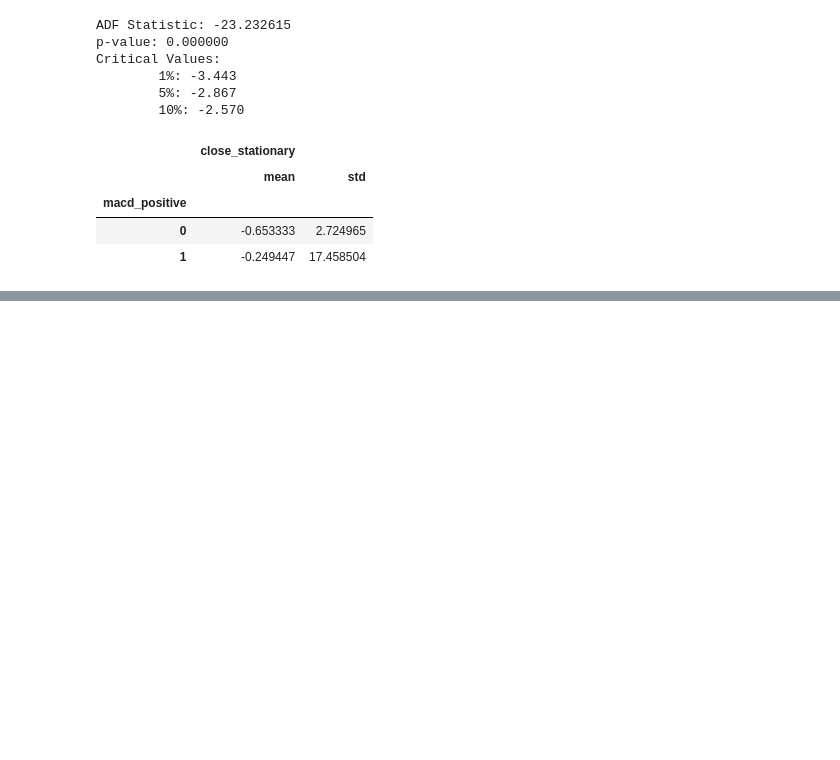
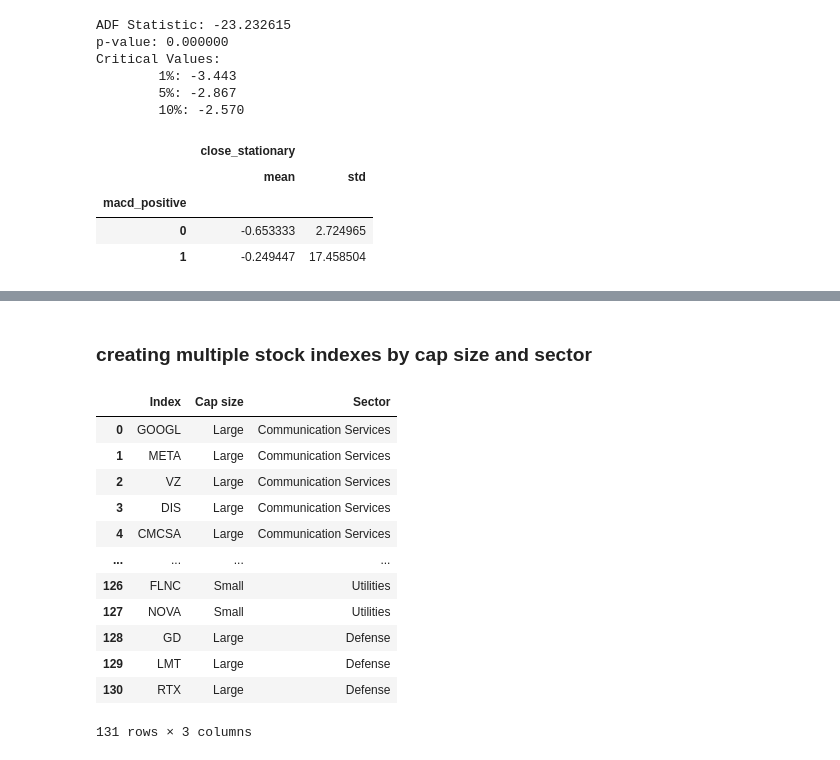
Before and after one commit to michaelortiz05/algotrader, a Jupyter notebook: Joshuas_MacD.ipynb, the cells around one changed output, grey strips where cells are left out. Saved outputs shown, nothing was run; the diff lists cells and outputs as text; code cells hidden in the pictures; blank space fills up the shorter version.

Commit message:
created df with index, cap size, sector

```diff
--- a/Joshuas_MacD.ipynb
+++ b/Joshuas_MacD.ipynb
@@ -604,0 +594,2 @@ AttributeError: type object 'itertools.chain' has no attribute 'from_iterablelis
+# %% [markdown]
+### creating multiple stock indexes by cap size and sector
@@ -604,0 +741,32 @@ AttributeError: type object 'itertools.chain' has no attribute 'from_iterablelis
+# %%
+list_sector_index = [com_stock, consumer_dis_stock, consumer_sta_stocks, energy_stocks, finance_stocks, health_stocks, \
+              indus_stocks, mater_stocks, property_stocks, tech_stocks, util_stocks, def_stocks]
+
+list_of_sectors = ['Communication Services', 'Consumer Discretionary', 'Consumer Staples', 'Energy', 'Financial', 'Healthcare',\
+                   'Industrial', 'Materials', 'Real Estate', 'Technology', 'Utilities', 'Defense']
+
+arrayofsec = []
+
+for i, string in enumerate(list_of_sectors):
+    arrayofsec.append(list(itertools.chain(np.repeat(string, len(list_sector_index[i][1::2])))))
+# %%
+def flatten(xss):
+    return [x for xs in xss for x in xs]
+
+flat_sector = flatten(arrayofsec)
+# %%
+pd.DataFrame({'Index': flatten(list_sector_index)[::2], 'Cap size': flatten(list_sector_index)[1::2], 'Sector': flat_sector})
+# %% [output]
+|  | Index | Cap size | Sector |
+| 0 | GOOGL | Large | Communication Services |
+| 1 | META | Large | Communication Services |
+| 2 | VZ | Large | Communication Services |
+| 3 | DIS | Large | Communication Services |
+| 4 | CMCSA | Large | Communication Services |
+| ... | ... | ... | ... |
+| 126 | FLNC | Small | Utilities |
+| 127 | NOVA | Small | Utilities |
+| 128 | GD | Large | Defense |
+| 129 | LMT | Large | Defense |
+| 130 | RTX | Large | Defense |
+131 rows × 3 columns
```
Also changed, not shown: parts of 26 cells of this notebook.
